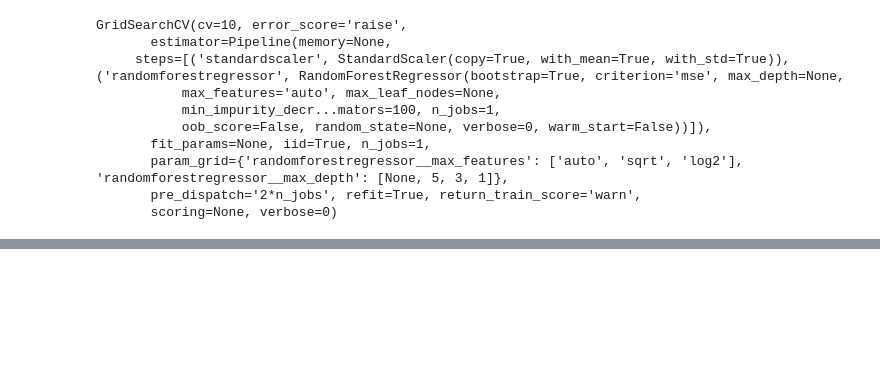
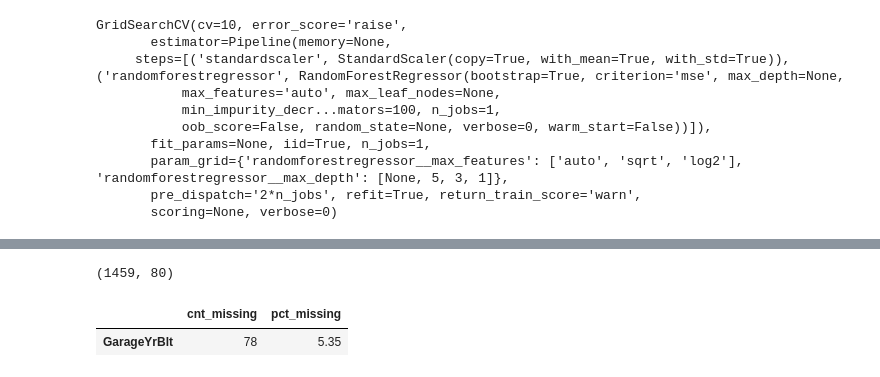
Before and after one commit to InterferencePattern/MST-housing-price-prediction, a Jupyter notebook: julielevine/jl_fit_models.ipynb, the cells around one changed output, grey strips where cells are left out. Saved outputs shown, nothing was run; the diff lists cells and outputs as text; code cells hidden in the pictures; blank space fills up the shorter version.

```diff
--- a/julielevine/jl_fit_models.ipynb
+++ b/julielevine/jl_fit_models.ipynb
@@ -11,6 +11,8 @@ import matplotlib.pyplot as plt
 import seaborn as sns
 sns.set(font_scale=1.5, style="ticks")
 fs = (14, 6) # make the figure wider than the default
+from IPython.display import display
+pd.options.display.max_columns = None
 # %% [markdown]
 ## Load and Groom the Data
 * Load the data
@@ -345,0 +356,77 @@ Accuracy: 90.02 %
+# %%
+# Load the test data
+houses_test = pd.read_csv("data/cleaned_data/clean_test.csv")
+houses_test.shape
+# %% [output]
+(1459, 80)
+# %%
+# Override spurious NAs
+# PoolQu
+houses_test.PoolQC.fillna("NA", inplace=True)
+
+#MiscFeature
+houses_test.MiscFeature.fillna("NA", inplace=True)
+
+#Alley
+houses_test.Alley.fillna("NA", inplace=True)
+
+# Fence
+houses_test.Fence.fillna("NA", inplace=True)
+
+# FireplaceQu
+houses_test.FireplaceQu.fillna("NA", inplace=True)
+
+# Garages
+houses_test.GarageType.fillna("NA",inplace=True)
+houses_test.GarageFinish.fillna("NA",inplace=True)
+houses_test.GarageQual.fillna("NA",inplace=True)
+houses_test.GarageCond.fillna("NA",inplace=True)
+houses_test.GarageCars.fillna(0, inplace=True)
+houses_test.GarageArea.fillna(0, inplace=True)
+
+# Basements
+houses_test.BsmtExposure.fillna("NA",inplace=True)
+houses_test.BsmtFinType1.fillna("NA",inplace=True)
+houses_test.BsmtFinType2.fillna("NA",inplace=True)
+houses_test.BsmtQual.fillna("NA",inplace=True)
+houses_test.BsmtCond.fillna("NA",inplace=True)
+houses_test.BsmtFullBath.fillna(0,inplace=True)
+houses_test.BsmtFinSF1.fillna(0,inplace=True)
+houses_test.BsmtFinSF2.fillna(0,inplace=True)
+houses_test.BsmtUnfSF.fillna(0,inplace=True)
+houses_test.BsmtHalfBath.fillna(0,inplace=True)
+houses_test.TotalBsmtSF.fillna(0,inplace=True)
+
+# Masonry
+houses_test.MasVnrType.fillna("NA",inplace=True)
+houses_test.MasVnrArea.fillna(0,inplace=True)
+
+# KitchenQual
+houses_test.KitchenQual.fillna("TA",inplace=True)
+
+# Utilities
+houses_test.Utilities.fillna("AllPub",inplace=True)
+
+#Functional
+houses_test.Functional.fillna("Typ",inplace=True)
+
+#Exterior Siding
+houses_test.Exterior1st.fillna("VinylSd", inplace=True)
+houses_test.Exterior2nd.fillna("VinylSd", inplace=True)
+
+# Zoning
+houses_test.MSZoning.fillna("RL",inplace=True)
+
+# Sale Type
+houses_test.SaleType.fillna("WD",inplace=True)
+
+# What % data (if any) is missing for each column?
+nulls = houses_test.isnull().sum()
+nulls = pd.DataFrame(nulls)
+nulls.rename(columns={0:"cnt_missing"},inplace=True)
+nulls = nulls[nulls.cnt_missing>0]
+nulls['pct_missing'] = round(nulls.cnt_missing/houses.shape[0] * 100,2)
+nulls.sort_values(by="pct_missing",ascending=False)
+# %% [output]
+|  | cnt_missing | pct_missing |
+| GarageYrBlt | 78 | 5.35 |
```
Also changed, not shown: parts of 25 cells of this notebook, 1 other file.
